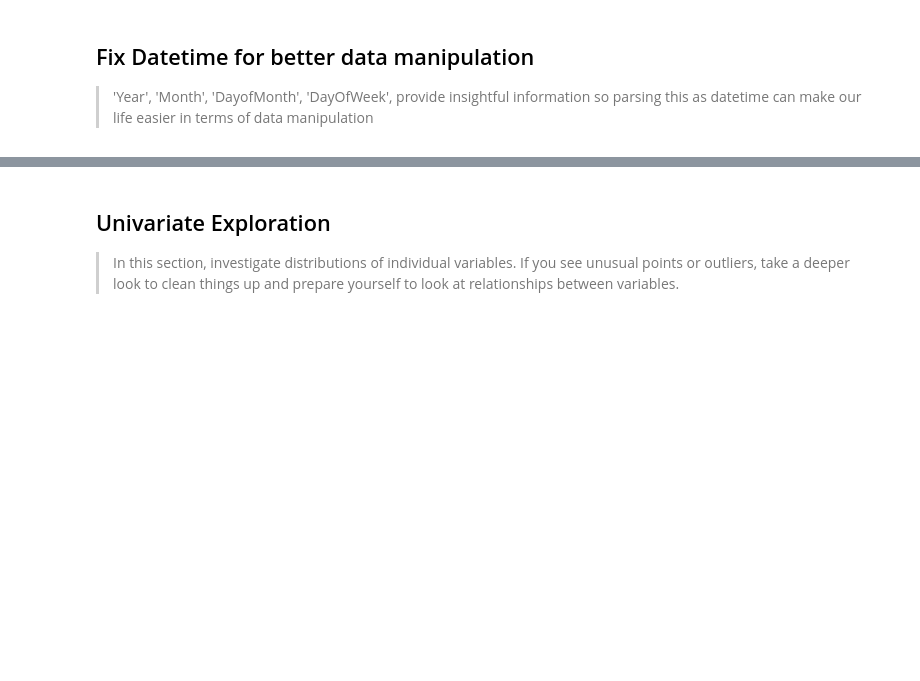
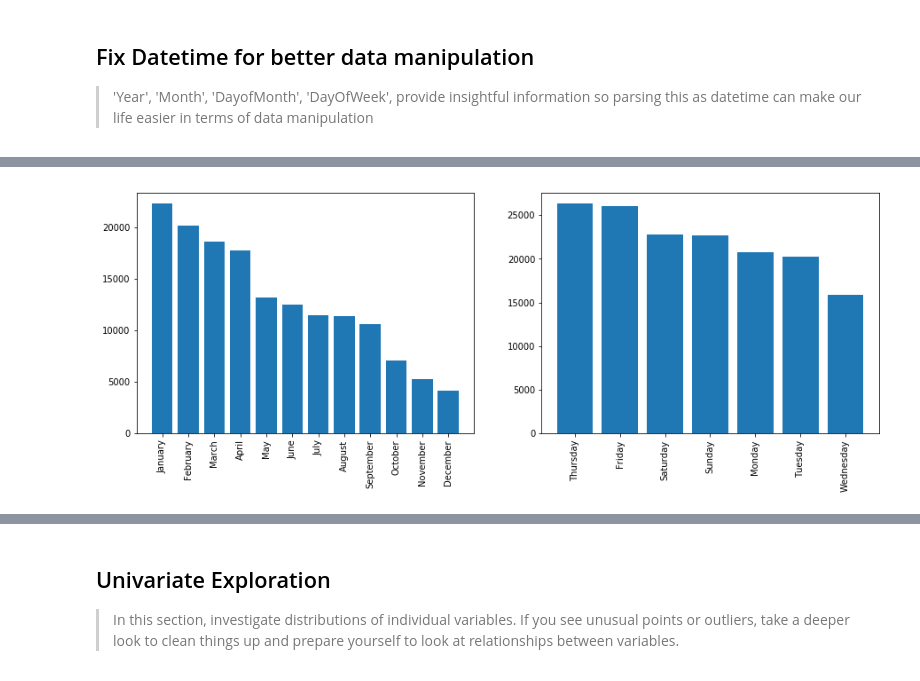
Before and after one commit to chpolyzo/Flight-Delays, a Jupyter notebook: exploration.ipynb, the cells around one changed output, grey strips where cells are left out. Saved outputs shown, nothing was run; the diff lists cells and outputs as text; code cells hidden in the pictures; blank space fills up the shorter version.

```diff
--- a/exploration.ipynb
+++ b/exploration.ipynb
@@ -237,14 +153,17 @@ plt.show()
 # %%
-#Get some visual insights about NANs in the 'ArrDelay' feature for 1998 dataset
+#Get some visual insights about NANs in the 'ArrDelay' feature for 1988 dataset
 plt.figure(figsize = [15,5])
 
-plt.subplot(1, 3, 1)
-plt.hist(df_08[df_08.ArrDelay.isna() == True].Month)
+plt.subplot(1, 2, 1)
+plt.bar(df_08[df_08.ArrDelay.isna() == True].Month.unique(), df_08[df_08.ArrDelay.isna() == True].Month.value_counts());
+locs, labels = plt.xticks()
+plt.xticks(np.arange(12), df_08.Month.unique(), rotation=90);
 
-plt.subplot(1, 3, 2)
-plt.hist(df_08[df_08.ArrDelay.isna() == True].DayofMonth)
-
-plt.subplot(1, 3, 3)
-plt.hist(df_08[df_08.ArrDelay.isna() == True].DayOfWeek)
+plt.subplot(1, 2, 2)
+plt.bar(df_08[df_08.ArrDelay.isna() == True].DayOfWeek.unique(), df_08[df_08.ArrDelay.isna() == True].DayOfWeek.value_counts());
+locs, labels = plt.xticks()
+plt.xticks(np.arange(7), df_08.DayOfWeek.unique(), rotation=90);
 
 plt.show()
+# %% [output]
+[figure, added]
```
Also changed, not shown: parts of 24 cells of this notebook.
